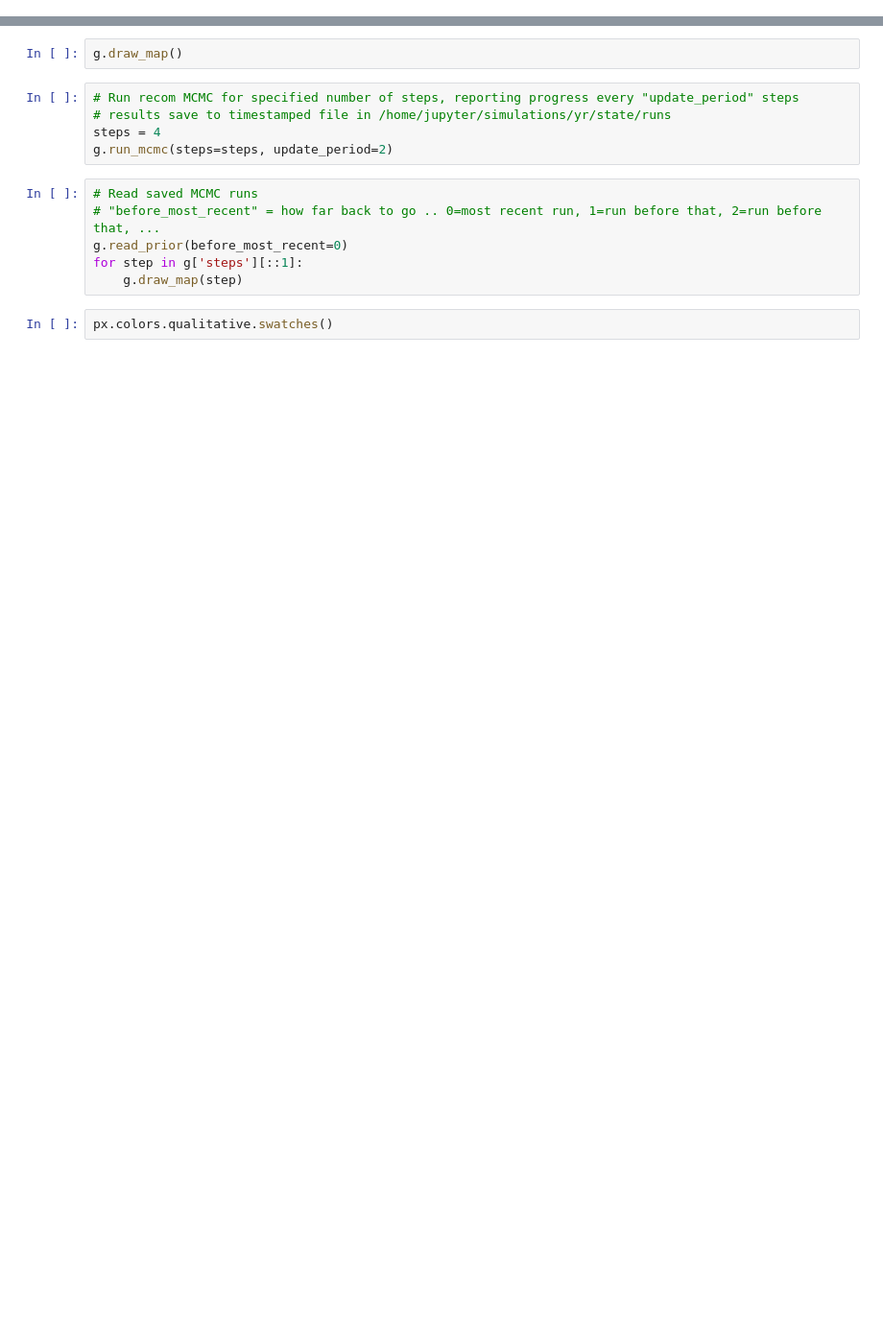
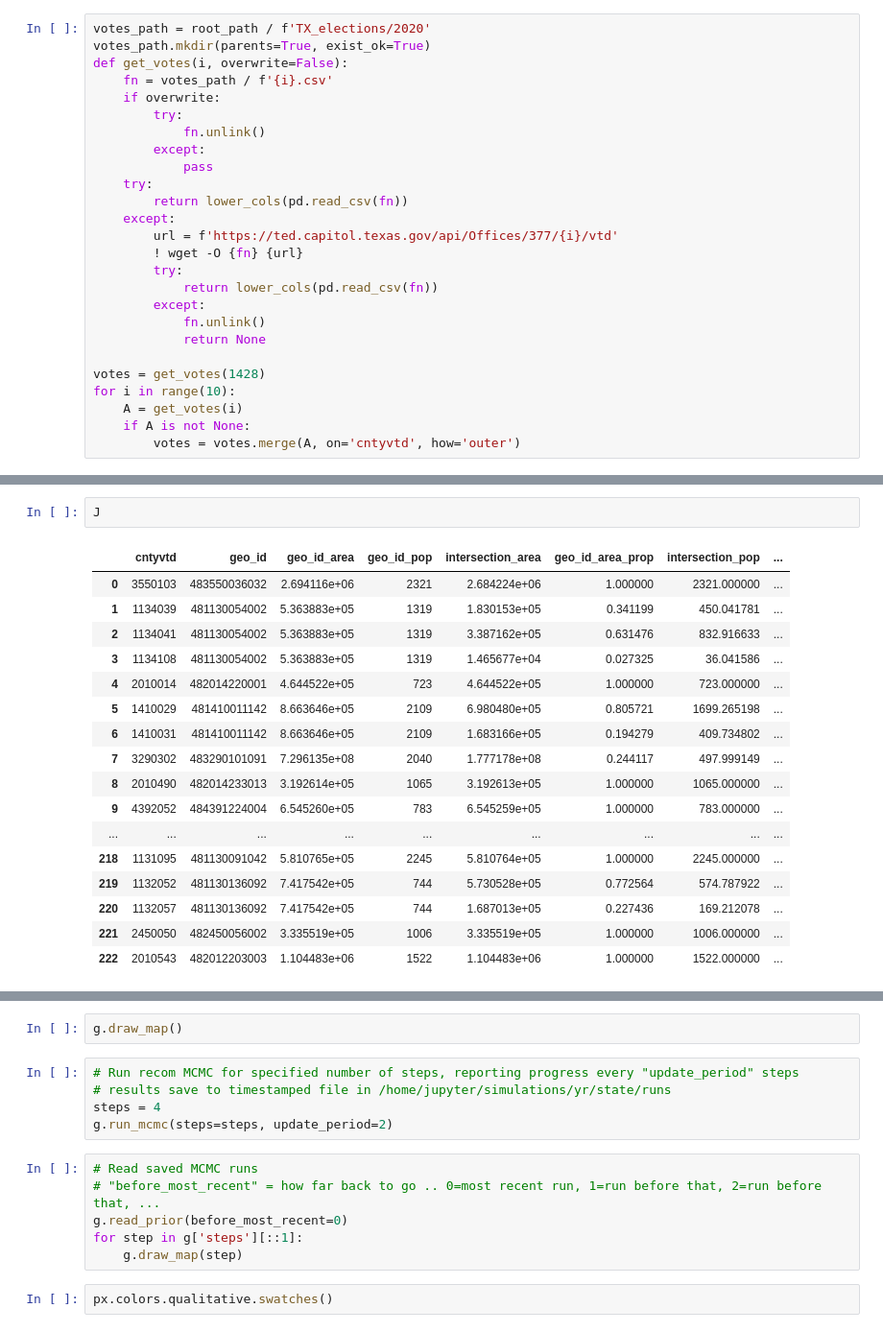
Before and after one commit to vianeyr6/MathVGerrmandering_CMAT_2021, a Jupyter notebook: Gerrymandering_v6.ipynb, the cells around one changed output, grey strips where cells are left out. Shown at 96% size. Cells and saved outputs as stored; diff of their text form; blank space fills up the shorter version.

```diff
--- a/Gerrymandering_v6.ipynb
+++ b/Gerrymandering_v6.ipynb
@@ -672,0 +566,26 @@ I
+# %%
+votes_path = root_path / f'TX_elections/2020'
+votes_path.mkdir(parents=True, exist_ok=True)
+def get_votes(i, overwrite=False):
+    fn = votes_path / f'{i}.csv'
+    if overwrite:
+        try:
+            fn.unlink()
+        except:
+            pass
+    try:
+        return lower_cols(pd.read_csv(fn))
+    except:
+        url = f'https://ted.capitol.texas.gov/api/Offices/377/{i}/vtd'
+        ! wget -O {fn} {url}
+        try:
+            return lower_cols(pd.read_csv(fn))
+        except:
+            fn.unlink()
+            return None
+
+votes = get_votes(1428)
+for i in range(10):
+    A = get_votes(i)
+    if A is not None:
+        votes = votes.merge(A, on='cntyvtd', how='outer')
@@ -672,0 +693,20 @@ I
+# %%
+J
+# %% [output]
+|  | cntyvtd | geo_id | geo_id_area | geo_id_pop | intersection_area | geo_id_area_prop | intersection_pop | ... |
+| 0 | 3550103 | 483550036032 | 2.694116e+06 | 2321 | 2.684224e+06 | 1.000000 | 2321.000000 | ... |
+| 1 | 1134039 | 481130054002 | 5.363883e+05 | 1319 | 1.830153e+05 | 0.341199 | 450.041781 | ... |
+| 2 | 1134041 | 481130054002 | 5.363883e+05 | 1319 | 3.387162e+05 | 0.631476 | 832.916633 | ... |
+| 3 | 1134108 | 481130054002 | 5.363883e+05 | 1319 | 1.465677e+04 | 0.027325 | 36.041586 | ... |
+| 4 | 2010014 | 482014220001 | 4.644522e+05 | 723 | 4.644522e+05 | 1.000000 | 723.000000 | ... |
+| 5 | 1410029 | 481410011142 | 8.663646e+05 | 2109 | 6.980480e+05 | 0.805721 | 1699.265198 | ... |
+| 6 | 1410031 | 481410011142 | 8.663646e+05 | 2109 | 1.683166e+05 | 0.194279 | 409.734802 | ... |
+| 7 | 3290302 | 483290101091 | 7.296135e+08 | 2040 | 1.777178e+08 | 0.244117 | 497.999149 | ... |
+| 8 | 2010490 | 482014233013 | 3.192614e+05 | 1065 | 3.192613e+05 | 1.000000 | 1065.000000 | ... |
+| 9 | 4392052 | 484391224004 | 6.545260e+05 | 783 | 6.545259e+05 | 1.000000 | 783.000000 | ... |
+| ... | ... | ... | ... | ... | ... | ... | ... | ... |
+| 218 | 1131095 | 481130091042 | 5.810765e+05 | 2245 | 5.810764e+05 | 1.000000 | 2245.000000 | ... |
+| 219 | 1132052 | 481130136092 | 7.417542e+05 | 744 | 5.730528e+05 | 0.772564 | 574.787922 | ... |
+| 220 | 1132057 | 481130136092 | 7.417542e+05 | 744 | 1.687013e+05 | 0.227436 | 169.212078 | ... |
+| 221 | 2450050 | 482450056002 | 3.335519e+05 | 1006 | 3.335519e+05 | 1.000000 | 1006.000000 | ... |
+| 222 | 2010543 | 482012203003 | 1.104483e+06 | 1522 | 1.104483e+06 | 1.000000 | 1522.000000 | ... |
```
Also changed, not shown: parts of 14 cells of this notebook, 1 other file.
